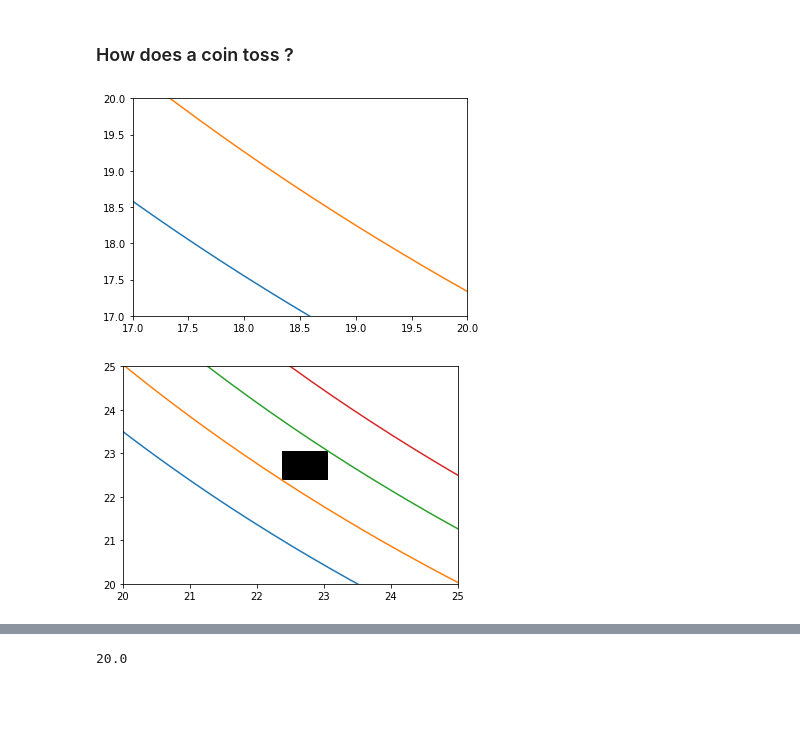
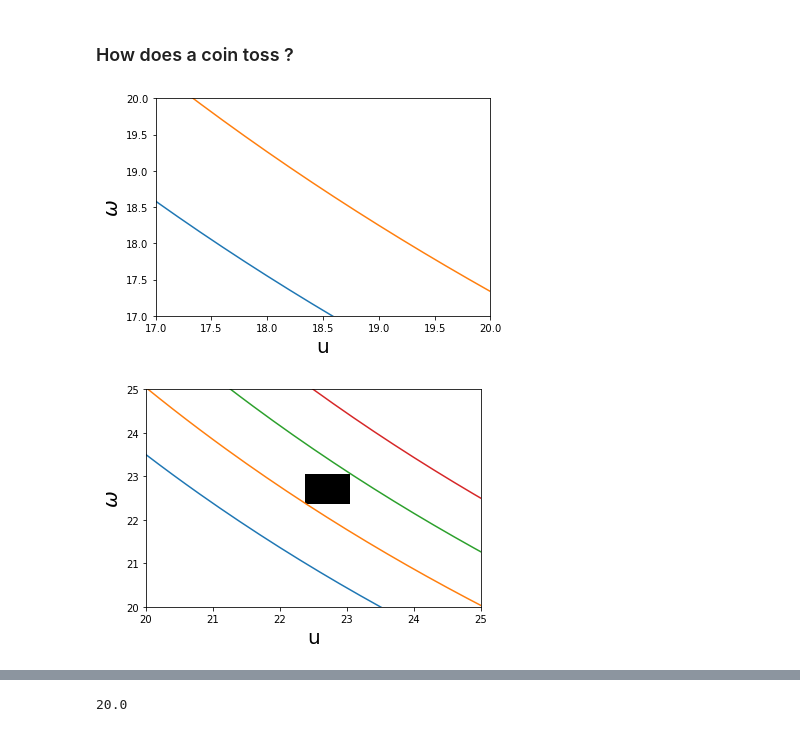
Before and after one commit to Dirivian/Jupyter_notebooks, a Jupyter notebook: Coin_toss.ipynb, the cells around one changed output, grey strips where cells are left out. Saved outputs shown, nothing was run; the diff lists cells and outputs as text; code cells hidden in the pictures; blank space fills up the shorter version.

```diff
--- a/Coin_toss.ipynb
+++ b/Coin_toss.ipynb
@@ -12,24 +13,27 @@ def w_relation(u,n):
 u = np.linspace(0.1,100,1000)
 plt.plot(u,w_relation(u,10))
 plt.plot(u,w_relation(u,11))
-patches.Rectangle((19.25,19.25),1,1)
 plt.xlim(17,20)
 plt.ylim(17,20)
+plt.xlabel('u',fontsize=20)
+plt.ylabel('$\omega$',fontsize=20)
 plt.show()
 # %% [output]
-[figure, old version]
+[figure, new version]
 # %%
 u = np.linspace(0.1,100,1000)
 for i in [15,16,17,18]:
     plt.plot(u,w_relation(u,i))
-a =22.38
+a =22.37
 u_0=a
 delta_u = 1.4*np.pi*g/(2*np.sqrt(2)*u_0)
-rectangle = plt.Rectangle((a, a), delta_u, delta_u, fc='k')
+rectangle = plt.Rectangle((a, a), delta_u, delta_u,fc='k')
 plt.gca().add_patch(rectangle)
-
 plt.xlim(20,25)
 plt.ylim(20,25)
+plt.xlabel('u',fontsize=20)
+plt.ylabel('$\omega$',fontsize=20)
+plt.savefig('square.pdf')
 plt.show()
 # %% [output]
-[figure, old version]
+[figure, new version]
```
Also changed, not shown: parts of 10 cells of this notebook.
